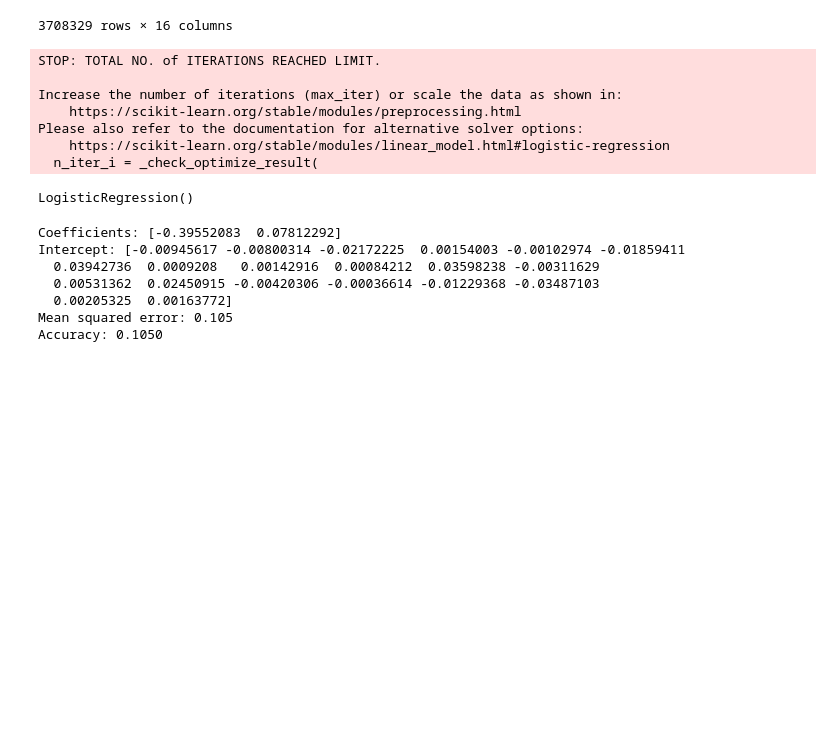
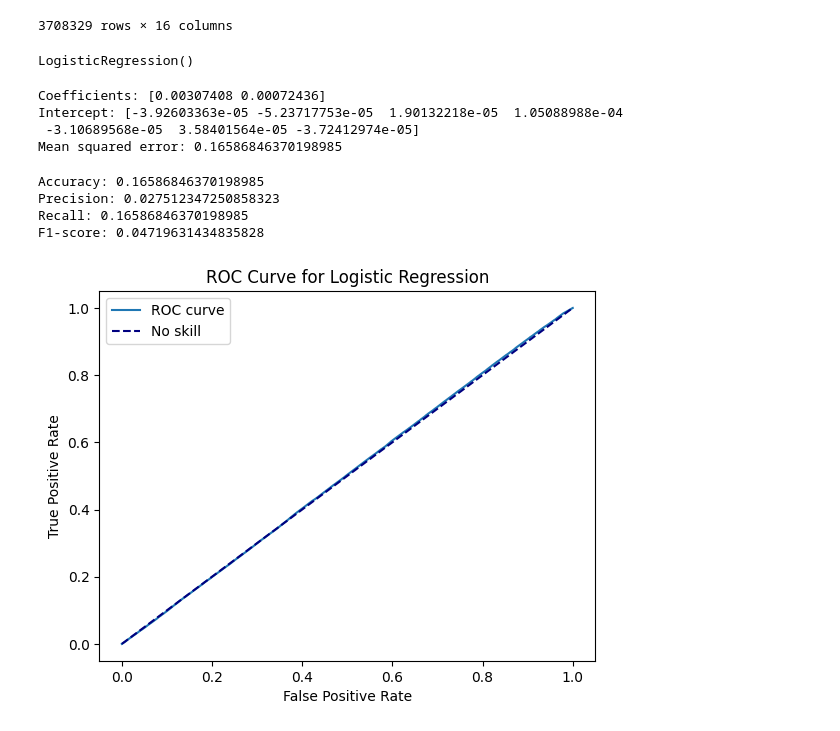
Before and after one commit to theKAKAN/kiit-6thsem-ml-project, a Jupyter notebook: logistic-regression.ipynb, the cells around one changed output. Cells and saved outputs as stored; diff of their text form; code cells hidden in the pictures; blank space fills up the shorter version.

```diff
--- a/logistic-regression.ipynb
+++ b/logistic-regression.ipynb
@@ -44,12 +45,10 @@ df
 | 3708327 | 1.614395e+09 | 99999.0 | 12.956665 | 77.521870 | 12.948099 | 77.562990 | 4.56 | 8 | 26 | ... |
 | 3708328 | 1.614865e+09 | 99999.0 | 12.987954 | 77.555880 | 13.065613 | 77.559910 | 8.60 | 19 | 13 | ... |
 3708329 rows × 16 columns
-# %%
-df = df.iloc[:1000]
 # %%
 # Define features and target variable
 features = ["pick_lat", "pick_lng"]
-target = "number"
+target = "dayofweek"
 
 # Split data into training and testing sets
 X_train, X_test, y_train, y_test = train_test_split(df[features], df[target], test_size=0.2)
@@ -60,14 +59,7 @@ model = LogisticRegression()
 # Train the model
 model.fit(X_train, y_train)
 # %% [output]
-STOP: TOTAL NO. of ITERATIONS REACHED LIMIT.
-
-Increase the number of iterations (max_iter) or scale the data as shown in:
-    https://scikit-learn.org/stable/modules/preprocessing.html
-Please also refer to the documentation for alternative solver options:
-    https://scikit-learn.org/stable/modules/linear_model.html#logistic-regression
-  n_iter_i = _check_optimize_result(
+LogisticRegression()
-LogisticRegression()
 # %%
 # Make predictions on the test set
 y_pred = model.predict(X_test)
@@ -77,15 +69,39 @@ y_pred = model.predict(X_test)
 print("Coefficients:", model.coef_[0])
 print("Intercept:", model.intercept_)
 print("Mean squared error:", model.score(X_test, y_test))
-
-# Calculate accuracy score
-accuracy = accuracy_score(y_test, y_pred)
-print(f"Accuracy: {accuracy:.4f}")
 # %% [output]
-Coefficients: [-0.39552083  0.07812292]
-Intercept: [-0.00945617 -0.00800314 -0.02172225  0.00154003 -0.00102974 -0.01859411
-  0.03942736  0.0009208   0.00142916  0.00084212  0.03598238 -0.00311629
-  0.00531362  0.02450915 -0.00420306 -0.00036614 -0.01229368 -0.03487103
-  0.00205325  0.00163772]
-Mean squared error: 0.105
-Accuracy: 0.1050
+Coefficients: [0.00307408 0.00072436]
+Intercept: [-3.92603363e-05 -5.23717753e-05  1.90132218e-05  1.05088988e-04
+ -3.10689568e-05  3.58401564e-05 -3.72412974e-05]
+Mean squared error: 0.16586846370198985
+# %%
+# Calculate other metrics
+accuracy = accuracy_score(y_test, y_pred)
+precision = precision_score(y_test, y_pred, average='weighted')
+recall = recall_score(y_test, y_pred, average='weighted')
+f1 = f1_score(y_test, y_pred, average='weighted')
+#auc = roc_auc_score(y_test, knn.predict_proba(X_test_scaled)[:, 1])
+
+print("Accuracy:", accuracy)
+print("Precision:", precision)
+print("Recall:", recall)
+print("F1-score:", f1)
+# %% [output]
+Accuracy: 0.16586846370198985
+Precision: 0.027512347250858323
+Recall: 0.16586846370198985
+F1-score: 0.04719631434835828
+# %%
+from sklearn.metrics import roc_curve
+# ROC plot
+plt.figure()
+fpr, tpr, _ = roc_curve(y_test, model.predict_proba(X_test)[:, 1], pos_label=1)
+plt.plot(fpr, tpr, label='ROC curve')
+plt.plot([0, 1], [0, 1], color='navy', linestyle='--', label='No skill')
+plt.xlabel('False Positive Rate')
+plt.ylabel('True Positive Rate')
+plt.title('ROC Curve for Logistic Regression')
+plt.legend()
+plt.show()
+# %% [output]
+[figure, added]
```
Also changed, not shown: parts of 1 cell of this notebook, 2 other files.
